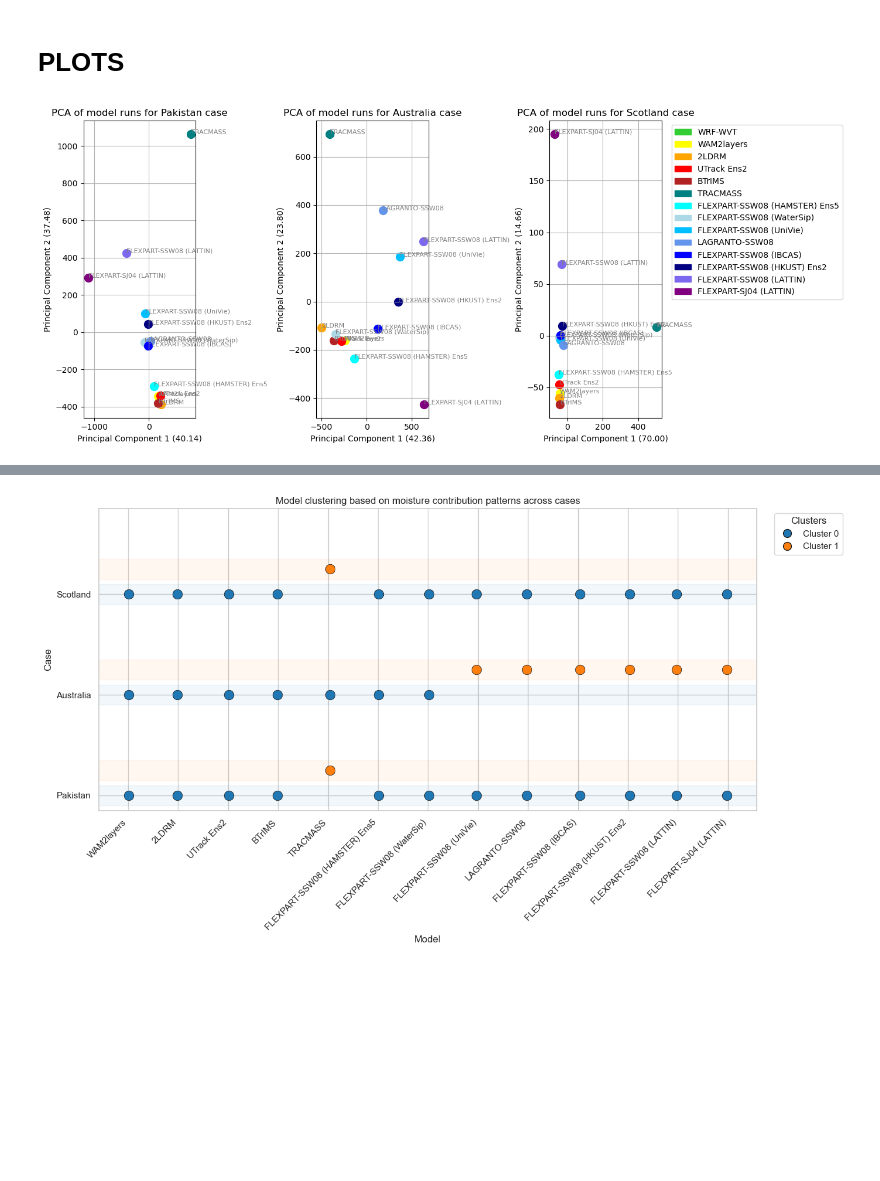
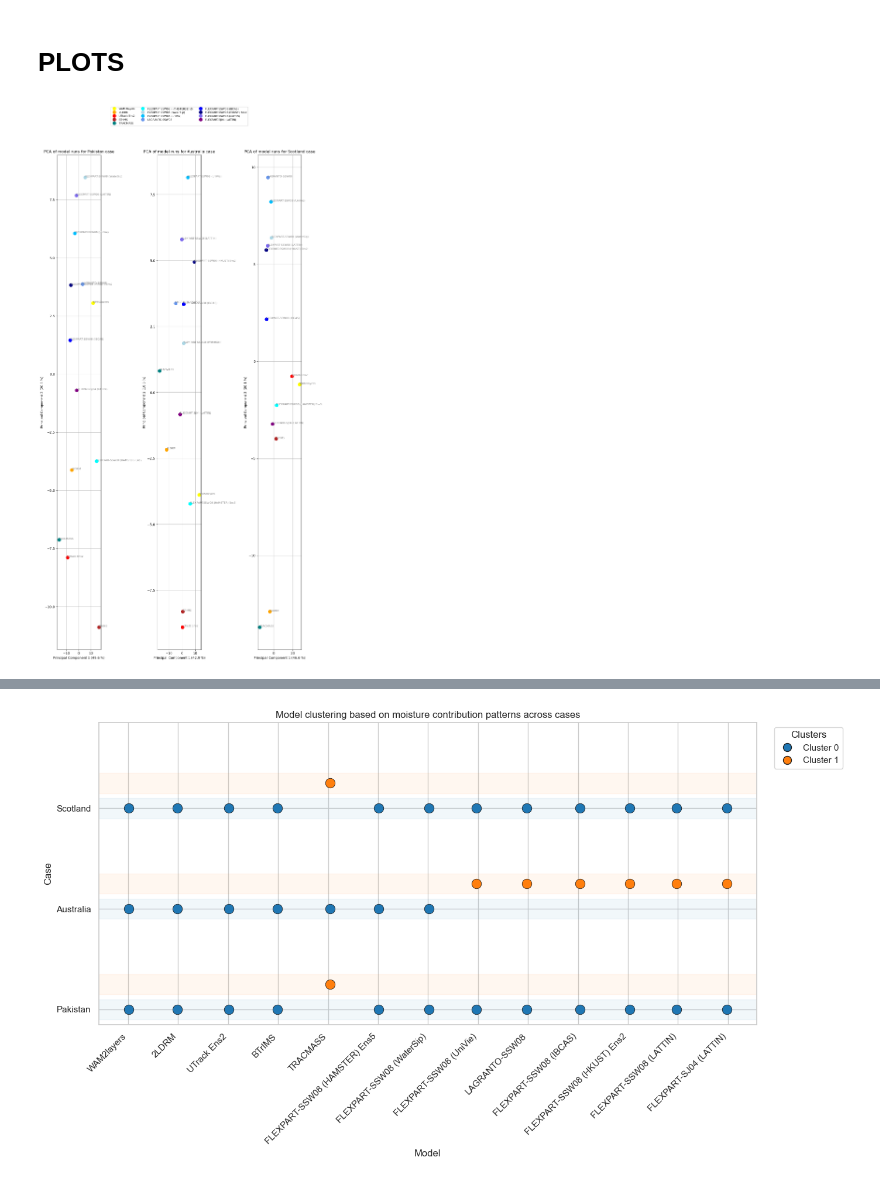
Before and after one commit to Moisture-tracking-community/INSPIRE, a Jupyter notebook: Figure8_Clustering.ipynb, the cells around one changed output, grey strips where cells are left out. Drawn from its saved outputs; the diff is of its cells as text; code cells hidden in the pictures; blank space fills up the shorter version.

Commit message:
Improved PCA plot

```diff
--- a/Figure8_Clustering.ipynb
+++ b/Figure8_Clustering.ipynb
@@ -27,10 +27,12 @@ n_init = 100  # Number of initializations for KMeans
 n_pcs = 10  # Number of principal components to use for clustering
 random_state = None  # Random state for reproducibility
 
-normalize = False  # Whether to normalize the data before clustering
+normalize = True  # Whether to normalize the data before clustering
 plot_pca_cases = False  # Whether to plot the PCA case plots
 plot_clusters = True  # Whether to plot the clustering results
 print_labels = False  # Whether to print the cluster labels for each model run
+
+fontsize = 12
 # %%
 # Settings
 cases = ["Pakistan","Australia","Scotland"]
@@ -63,7 +65,7 @@ list_reordered = [
 
 # Assign a color for each model
 colors = {
-    "WRF-WVT": "limegreen",
+    #"WRF-WVT": "limegreen",
     "WAM2layers": "yellow",
     "2LDRM": "orange",
     "UTrack Ens2": "red",
@@ -78,6 +80,20 @@ colors = {
     "FLEXPART-SSW08 (LATTIN)": "mediumslateblue",
     "FLEXPART-SJ04 (LATTIN)": "purple",
 }
+# %%
+# For a custom legend
+# Adapted from https://matplotlib.org/stable/users/explain/axes/legend_guide.html#implementing-a-custom-legend-handler
+
+from matplotlib.legend_handler import HandlerPatch
+class HandlerEllipse(HandlerPatch):
+    def create_artists(
+        self, legend, orig_handle, xdescent, ydescent, width, height, fontsize, trans
+    ):
+        center = 0.5 * width - 0.5 * xdescent, 0.5 * height - 0.5 * ydescent
+        p = mpatches.Circle(xy=center, radius=5)
+        self.update_prop(p, orig_handle, legend)
+        p.set_transform(trans)
+        return [p]
 # %% [markdown]
 # Data loading & Calculation of clusters
 # %%
@@ -246,25 +262,59 @@ Explained variance by the first 10 principal components: [0.70000628 0.14659221
 # %%
 # Make an overview plot of the first two principal components for all cases
 # with a subplot for each case
 # Different colors for each model run
-plt.figure(figsize=(14,6))
+#plt.figure(figsize=(14,6))
+fig, axs = plt.subplots(nrows=2, ncols=3, figsize=(12, 24), height_ratios=[1, 12])
+plt.subplots_adjust(wspace=0.02, hspace=0.25)
+
+#Start by plotting legend in top row
+ax = axs[0, 1]
+fontsize = 8
+# Add legend
+handles = [
+    mpatches.Circle((0.5, 0.5), 1, color=color, label=label)
+    for (label, color) in colors.items()
+]
+ax.legend(
+    handles=handles,
+    handler_map={mpatches.Circle: HandlerEllipse()},
+    #bbox_to_anchor=(1.25, 1.25),
+    loc="upper center",
+    ncols=3,
+    prop={"size": fontsize},
+)
+
+axs[0, 0].axis('off')
+axs[0, 1].axis('off')
+axs[0, 2].axis('off')
+
+#Then plot the PCA subplots
 for i, case in enumerate(cases):
     pca_result = pca_results[case]['pca_result']
     explained_variance = pca_results[case]['explained_variance']
 
-    plt.subplot(1, len(cases), i+1)
+    ax = axs[1,i]
+
+    #plt.subplot(1, len(cases), i+1)
     for j, model in enumerate(all_maps.data_vars):
-        plt.scatter(pca_result[j,0], pca_result[j,1], s=100, color=colors[model], label=model if i==0 else "")
-        plt.text(pca_result[j,0]+0.01, pca_result[j,1]+0.01, model, color='gray', fontsize=8)
-    plt.title(f'PCA of model runs for {case} case')
-    plt.xlabel(f'Principal Component 1 ({explained_variance[0]*100:.1f} %)')
-    plt.ylabel(f'Principal Component 2 ({explained_variance[1]*100:.1f} %)')
-    plt.grid()
 
-handles = [mpatches.Patch(color=color, label=model) for model, color in colors.items()]
-plt.legend(handles=handles, bbox_to_anchor=(1.05, 1), loc='upper left')
+        ax.scatter(pca_result[j,0], pca_result[j,1], s=100, color=colors[model], label=model if i==0 else "")
+        #add model labels (try not to overlap)
+        ax.text(pca_result[j,0]+0.01, pca_result[j,1]+0.01, model, color='gray', fontsize=8)
+    ax.set_title(f'PCA of model runs for {case} case')
+    ax.set_xlabel(f'Principal Component 1 ({explained_variance[0]*100:.1f} %)')
+    ax.set_ylabel(f'Principal Component 2 ({explained_variance[1]*100:.1f} %)')
+    ax.grid()
+#handles = [mpatches.Patch(color=color, label=model) for model, color in colors.items()]
+
+
+#Place legend at bottom outside of plot
+#plt.legend(handles=handles, bbox_to_anchor=(1.05, 1), loc='upper left')
 plt.tight_layout()
-plt.savefig(figure_path+'PrincipleComponents_AllCases_Subplots.png', dpi=300)
+if(normalize):
+    plt.savefig(figure_path+'PrincipleComponents_AllCases_Subplots_normalized.png', dpi=300)
+else:
+    plt.savefig(figure_path+'PrincipleComponents_AllCases_Subplots.png', dpi=300)
 plt.show()
 # %% [output]
-[figure, old version]
+[figure, new version]
```
Also changed, not shown: parts of 2 cells of this notebook.
